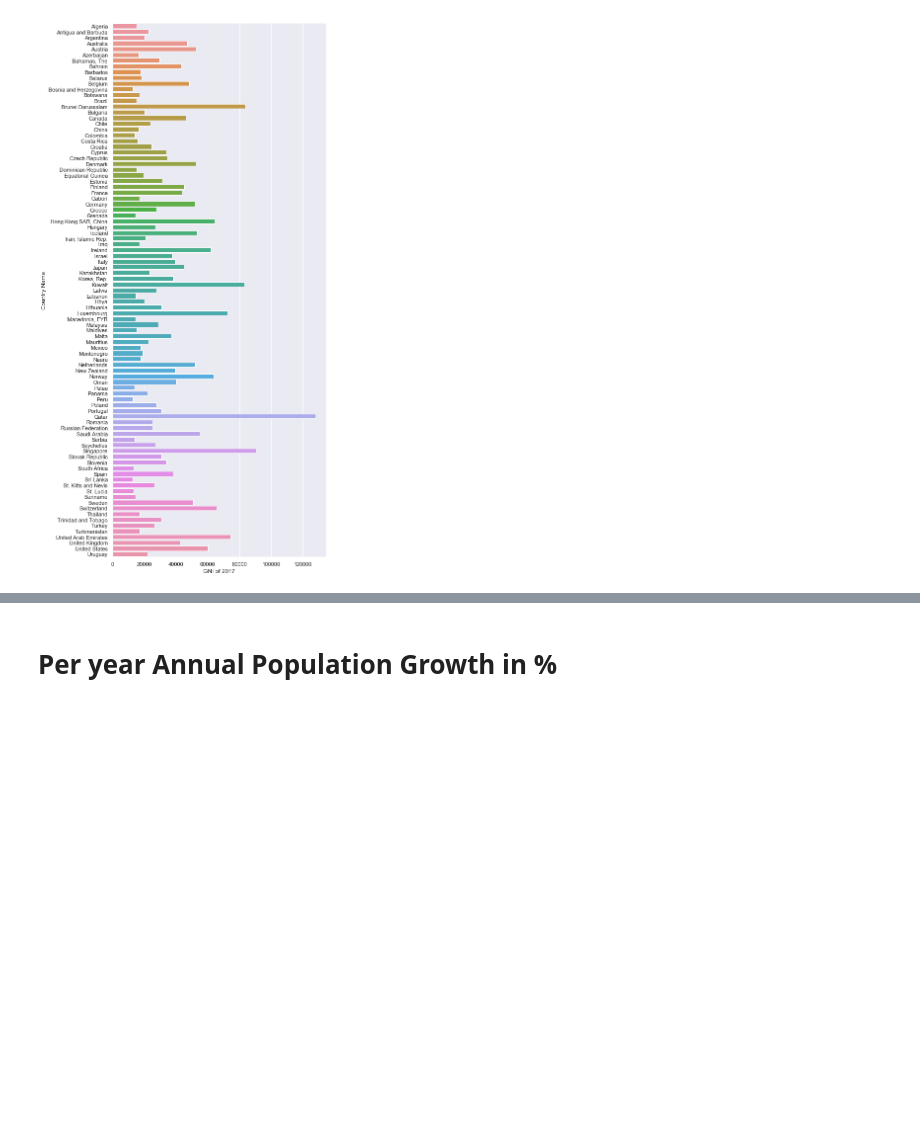
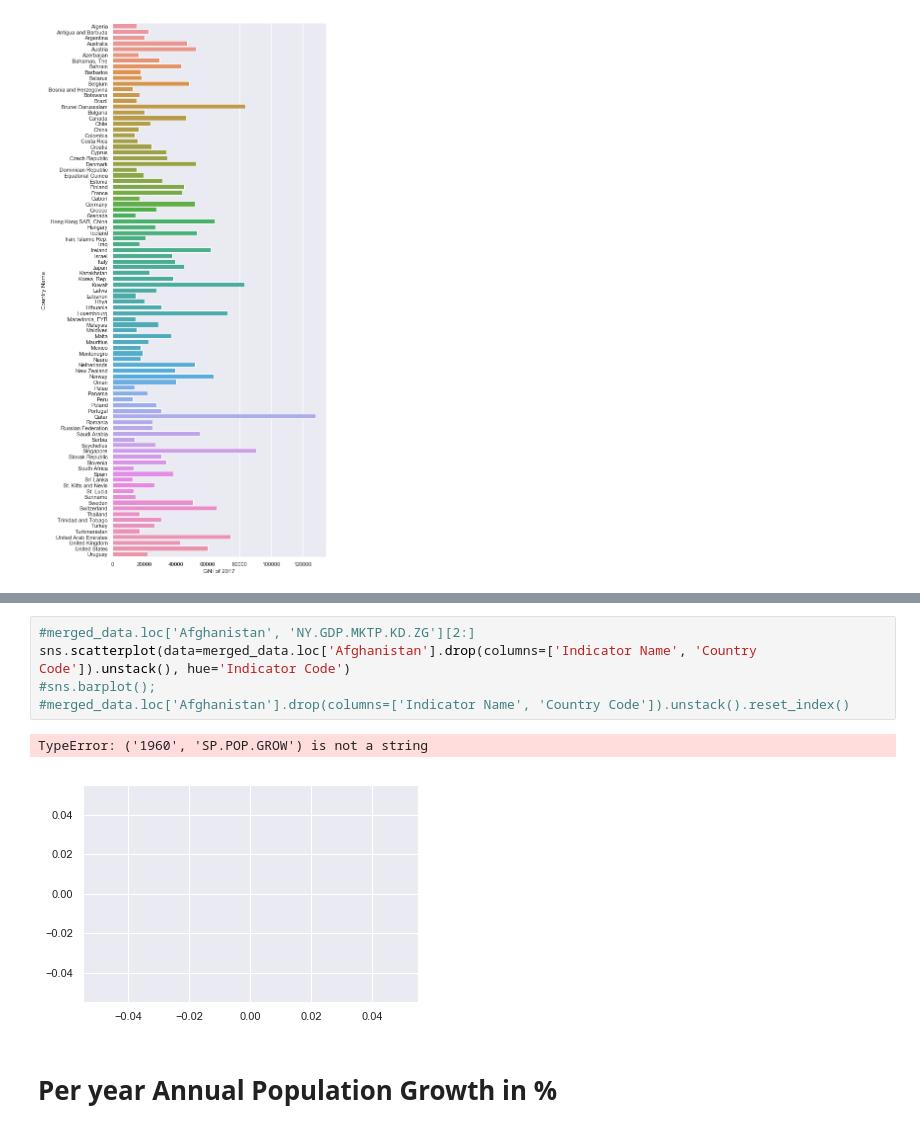
Before and after one commit to nilesh0109/Research-Methods, a Jupyter notebook: Task4/christopher_kavish_nilesh.ipynb, the cells around one changed output, grey strips where cells are left out. Saved outputs shown, nothing was run; the diff lists cells and outputs as text; blank space fills up the shorter version.

```diff
--- a/Task4/christopher_kavish_nilesh.ipynb
+++ b/Task4/christopher_kavish_nilesh.ipynb
@@ -167,3 +253,11 @@ tot_pop
+# %%
+#merged_data.loc['Afghanistan', 'NY.GDP.MKTP.KD.ZG'][2:]
+sns.scatterplot(data=merged_data.loc['Afghanistan'].drop(columns=['Indicator Name', 'Country Code']).unstack(), hue='Indicator Code')
+#sns.barplot();
+#merged_data.loc['Afghanistan'].drop(columns=['Indicator Name', 'Country Code']).unstack().reset_index()
+# %% [output]
+TypeError: ('1960', 'SP.POP.GROW') is not a string
+[figure, added]
 # %% [markdown]
 # Per year Annual Population Growth in %
 # %%
```
Also changed, not shown: parts of 34 cells of this notebook.
